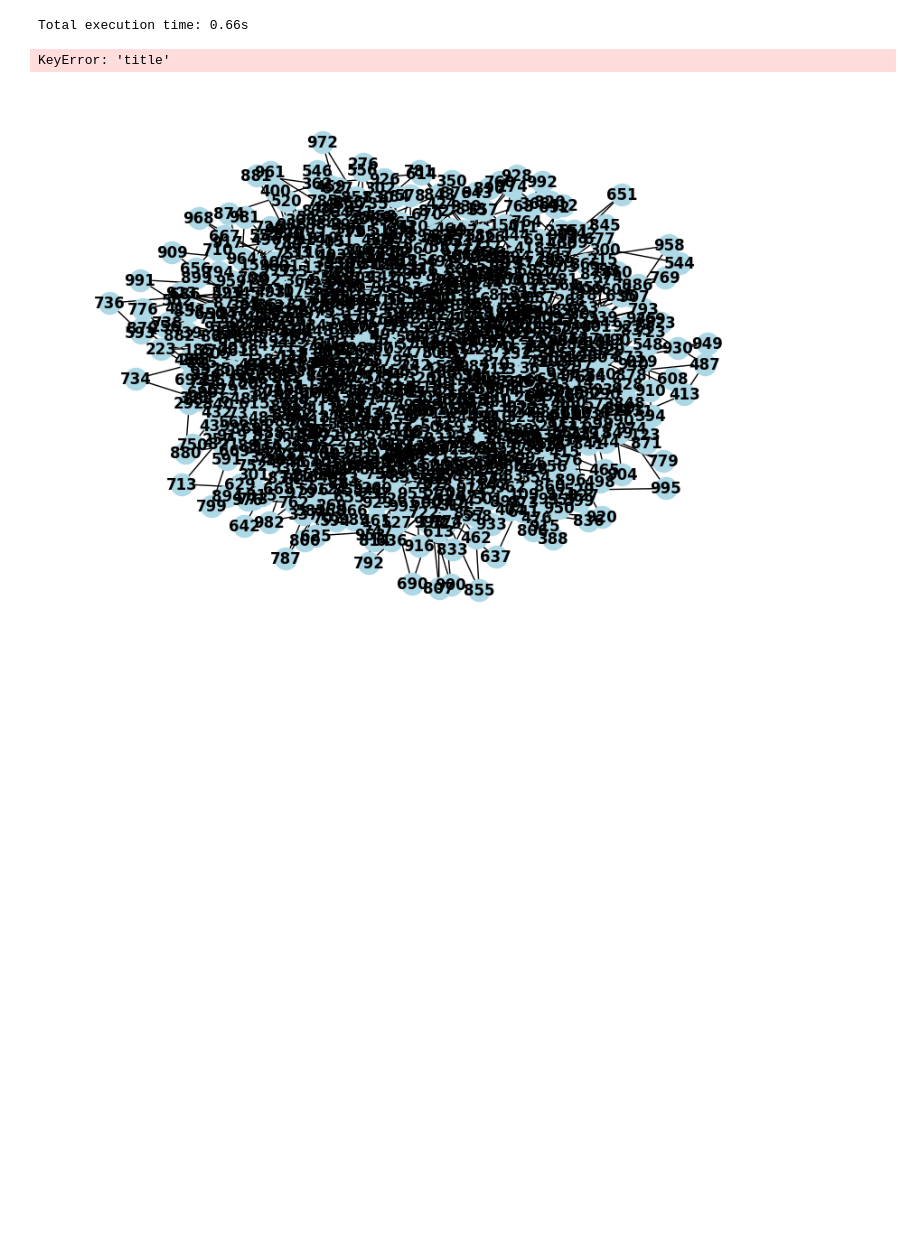
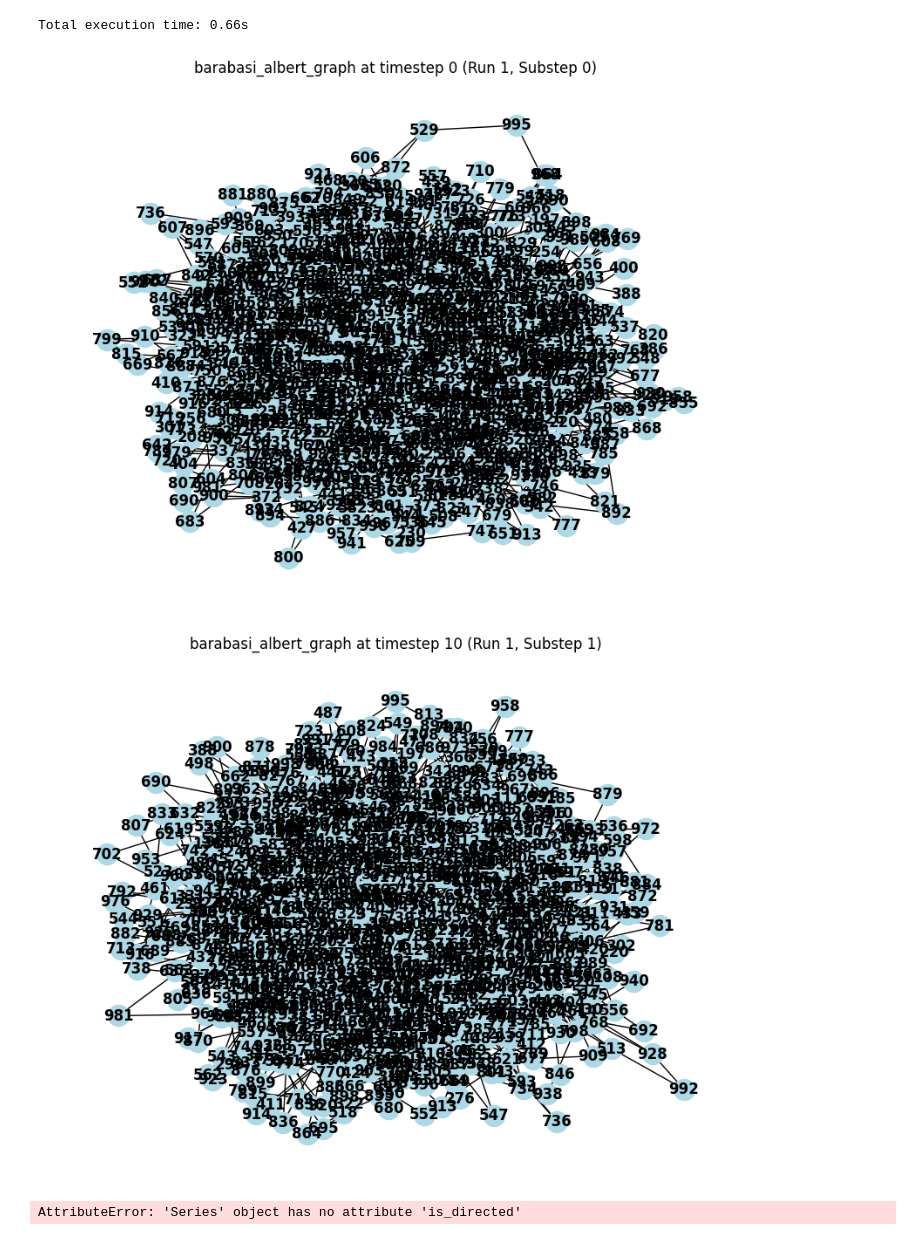
Before and after one commit to clique-cb/simple-eigentrust, a Jupyter notebook: python/notebook/cadcad_sim.ipynb, the cells around one changed output. Cells and saved outputs as stored; diff of their text form; code cells hidden in the pictures; blank space fills up the shorter version.

```diff
--- a/python/notebook/cadcad_sim.ipynb
+++ b/python/notebook/cadcad_sim.ipynb
@@ -100,19 +100,18 @@ Total execution time: 0.66s
 # %%
 
 def plot_graph(title, record):
     graph = record['graph']
     plt.figure(figsize=(8, 6))  # Create a new figure for each graph
     nx.draw(graph, with_labels=True, node_color='lightblue', font_weight='bold')
-    plt.title(f"{record['title']} at timestep {record['timestep']} (Run {record['run']}, Substep {record['substep']})")
+    plt.title(f"{title} at timestep {record['timestep']} (Run {record['run']}, Substep {record['substep']})")
     plt.show()
 
 # Plot each record
 for i, record_state in enumerate(records):
     for steps in record_state['records']:
-        for step in steps:
-            plot_graph(step)
-            #g = step['graph']
-            #print(record)
+        plot_graph(record_state['title'], steps[0])
+        plot_graph(record_state['title'], steps[-1])
 # %% [output]
+[figure, new version]
+[figure, added]
-KeyError: 'title'
+AttributeError: 'Series' object has no attribute 'is_directed'
-[figure, old version]
```
Also changed, not shown: parts of 1 cell of this notebook.
